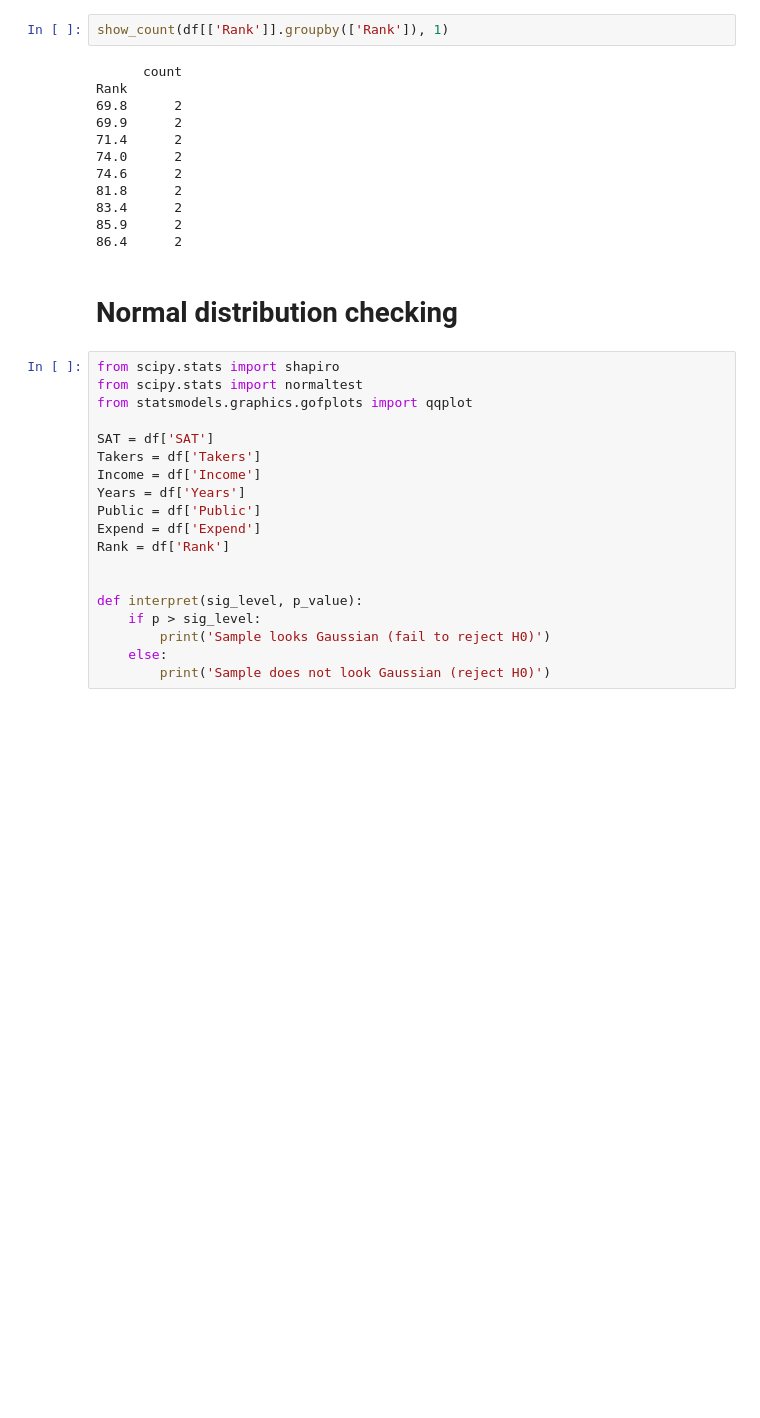
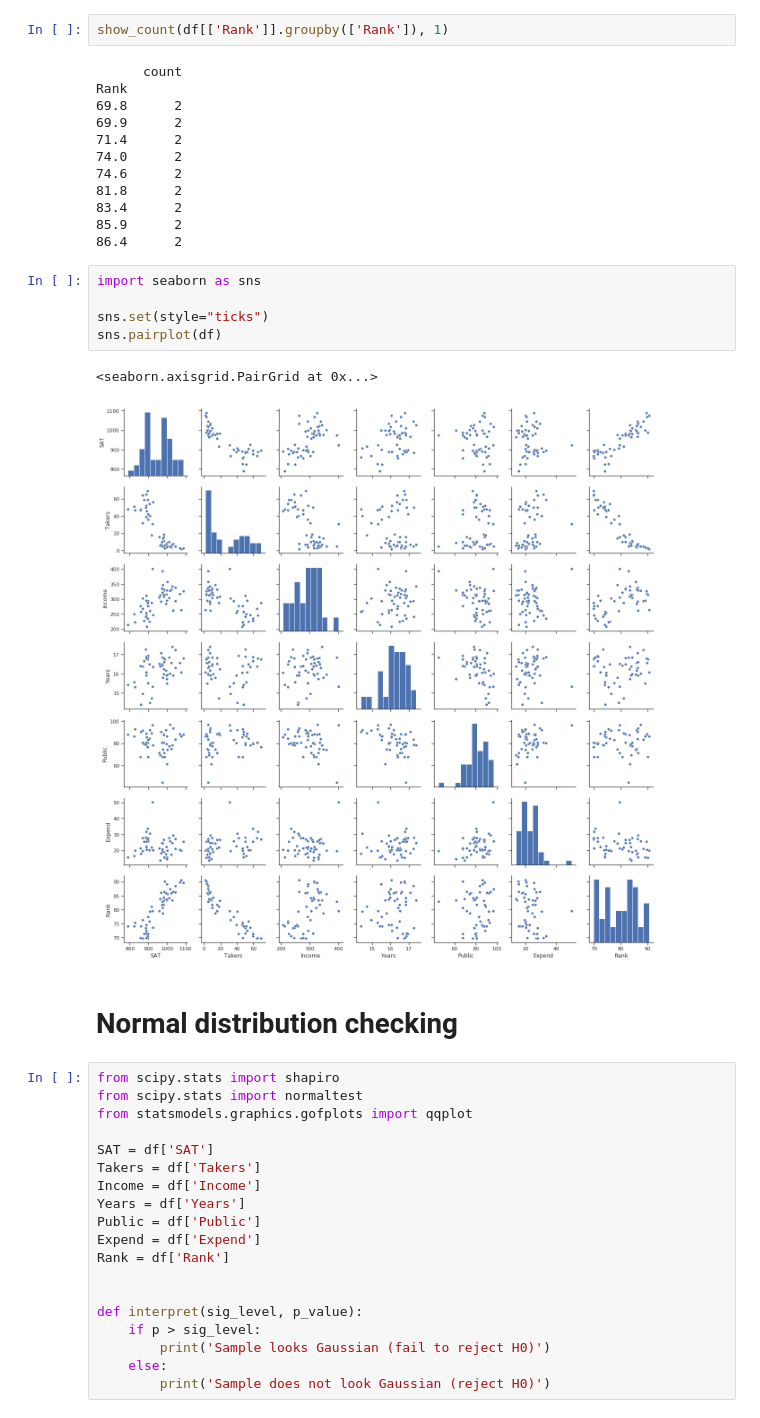
Before and after one commit to icerealm/SAT, a Jupyter notebook: SAT.ipynb, the cells around one changed output. Drawn from its saved outputs; the diff is of its cells as text; blank space fills up the shorter version.

Commit message:
added matrix plot

```diff
--- a/SAT.ipynb
+++ b/SAT.ipynb
@@ -130,6 +130,14 @@ Rank
 83.4      2
 85.9      2
 86.4      2
+# %%
+import seaborn as sns
+
+sns.set(style="ticks")
+sns.pairplot(df)
+# %% [output]
+<seaborn.axisgrid.PairGrid at 0x...>
+[figure, added]
 # %% [markdown]
 # Normal distribution checking
 # %%
```
Also changed, not shown: parts of 43 cells of this notebook.
